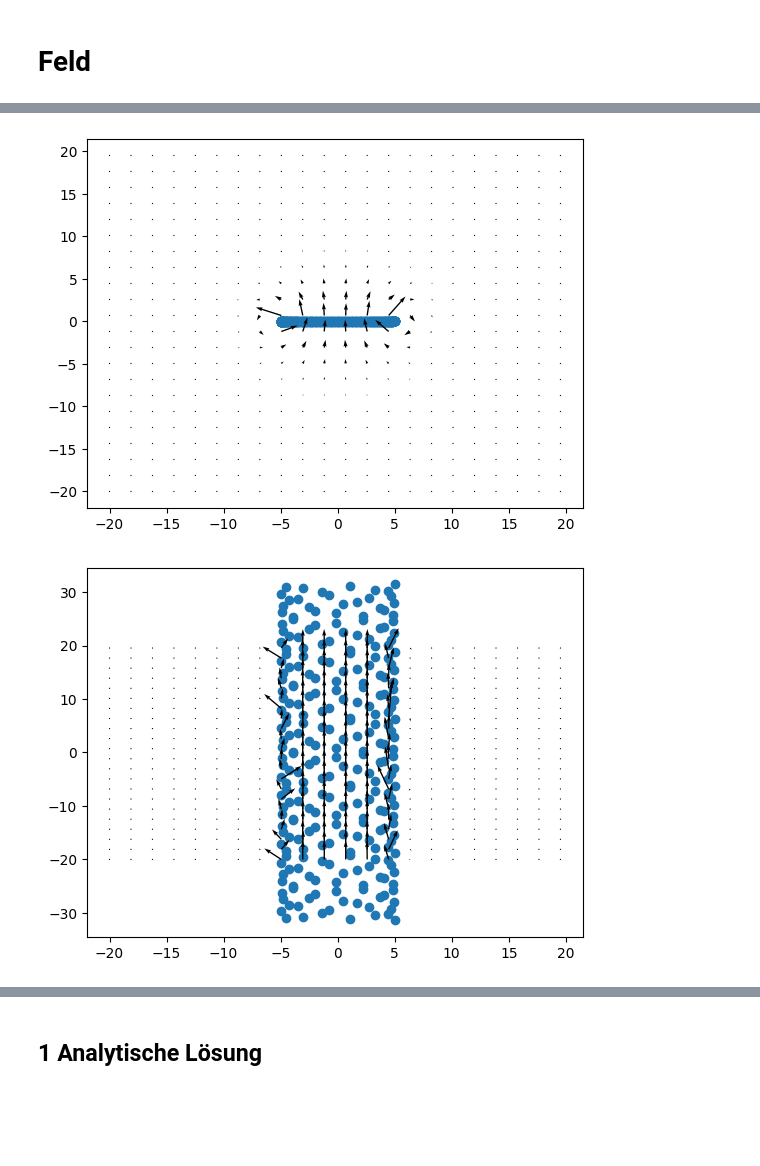
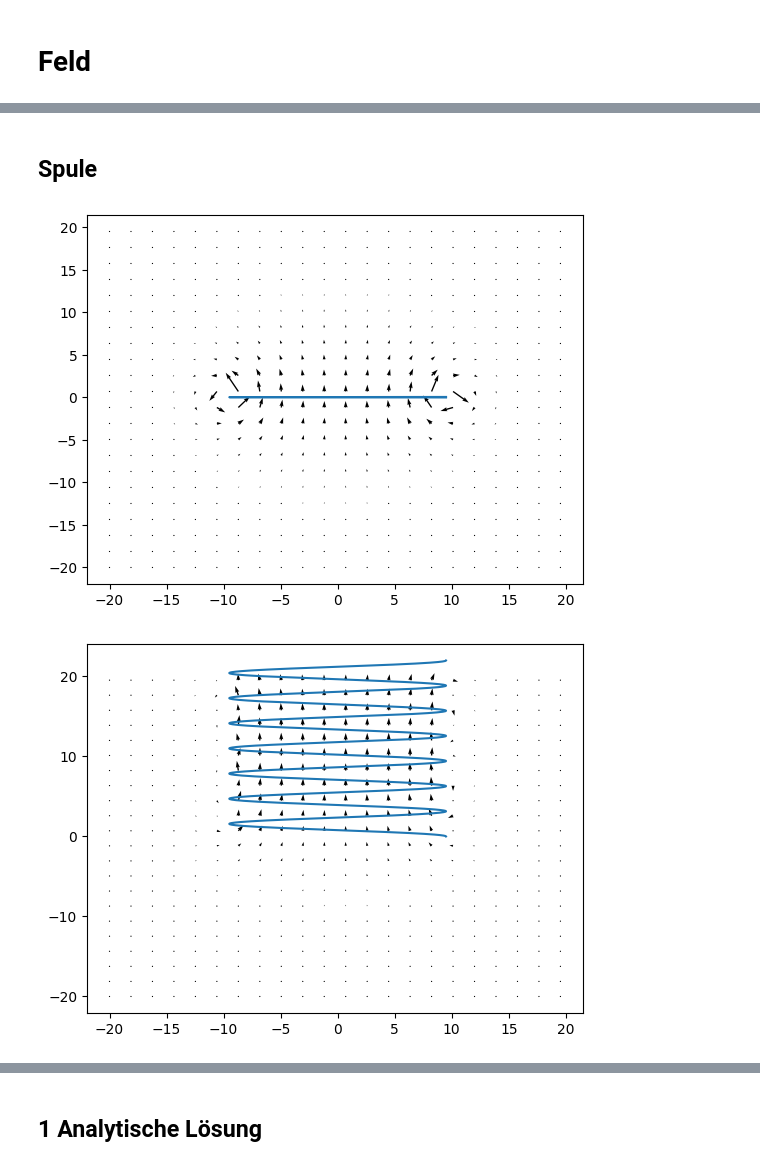
Before and after one commit to Raphael2b3/Uni, a Jupyter notebook: feldtheorie/Magnetostatisches Feld eines Linienstroms(2).ipynb, the cells around one changed output, grey strips where cells are left out. Saved outputs shown, nothing was run; the diff lists cells and outputs as text; code cells hidden in the pictures; blank space fills up the shorter version.

```diff
--- a/feldtheorie/Magnetostatisches Feld eines Linienstroms(2).ipynb
+++ b/feldtheorie/Magnetostatisches Feld eines Linienstroms(2).ipynb
@@ -131,36 +126,21 @@ plt.quiver(x[::div,::div],z[::div,::div], field[0][::div,::div],field[1][::div,:
-# %%
-def spulenPlot(windungen= 100,steepness=0.1,R=1,scale=3000):
-    phi = np.linspace(-np.pi*windungen, np.pi*windungen, num=xsamples)
-    def spule(phi):
-        return np.array([R*np.cos(phi),R*np.sin(phi),phi*steepness])
-
-    def j_spule(phi):
-        return np.array([-R*np.sin(phi),R*np.cos(phi),steepness])
-
-
-    x, z = np.meshgrid(xrange, yrange)
-
-    kurve = spule(phi)
-    plt.scatter(kurve[0],kurve[2])
-
-    orts_vec = np.array([x,z])
-    field= np.zeros_like(orts_vec)
-    dphi = phi[1] - phi[0]
-    div =xsamples//30
-    for _phi in phi:
-        r_x,r_y,r_z = spule(_phi)
-        to_point = np.array([x-r_x,np.zeros_like(x)-r_y,z-r_z,])
-        distance = np.linalg.norm(to_point,axis=0)
-        cr_x,cr_y,cr_z = np.cross(j_spule(_phi),to_point, axis=0)
-        field += dphi*np.array([cr_x/(distance**3+drift),cr_z/(distance**3+drift)])
-    #field = field/np.linalg.norm(field,axis=0)
-    div = xsamples//20
-    plt.quiver(x[::div,::div],z[::div,::div], field[0][::div,::div],field[1][::div,::div], scale=scale)
-    plt.show()
-
-spulenPlot(1,0.01,5,50)
-
-spulenPlot(10000,0.001,5,50000)
-# %% [output]
-[figure, removed]
-[figure, removed]
+# %% [markdown]
+## Spule
+# %%
+def spulenPlot(windungen= 100,steepness=0.1,_R=1,scale=3000,I=1,detail=20 ):
+    longer_phi = np.linspace(0, 2*np.pi*windungen, num=samples*4)
+    def spule(_phi):
+        return np.array([_R*np.cos(_phi),_R*np.sin(_phi),_phi*steepness])
+    def j_spule(_phi):
+        return np.array([-_R*I*np.sin(_phi),_R*I*np.cos(_phi),I*steepness])
+
+    kurve = spule(longer_phi)
+    plt.plot(kurve[0], kurve[2])
+    field_spule = field(spule,j_spule,longer_phi)
+    plot3dVectField([x,z],field_spule,n_arrows=detail,scale=scale)
+R = 9.5 # krumme zahl damit
+spulenPlot(1,0.01,R, 50)
+spulenPlot(7,0.5,R, 200)
+spulenPlot(100,0.01,R, 2000)
+# %% [output]
+[figure, added]
+[figure, added]
```
Also changed, not shown: parts of 14 cells of this notebook, 1 other file.
